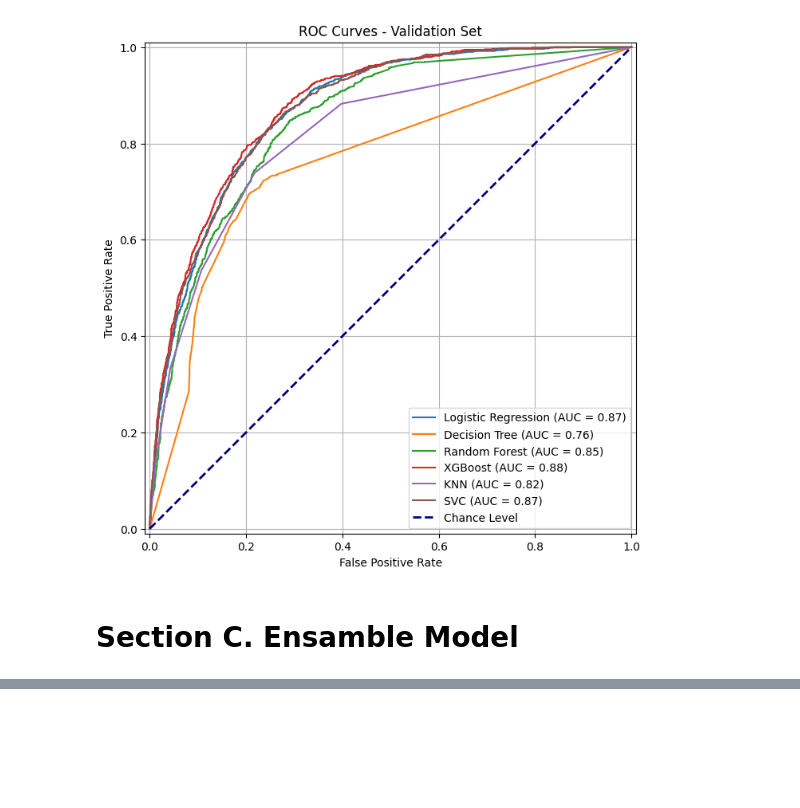
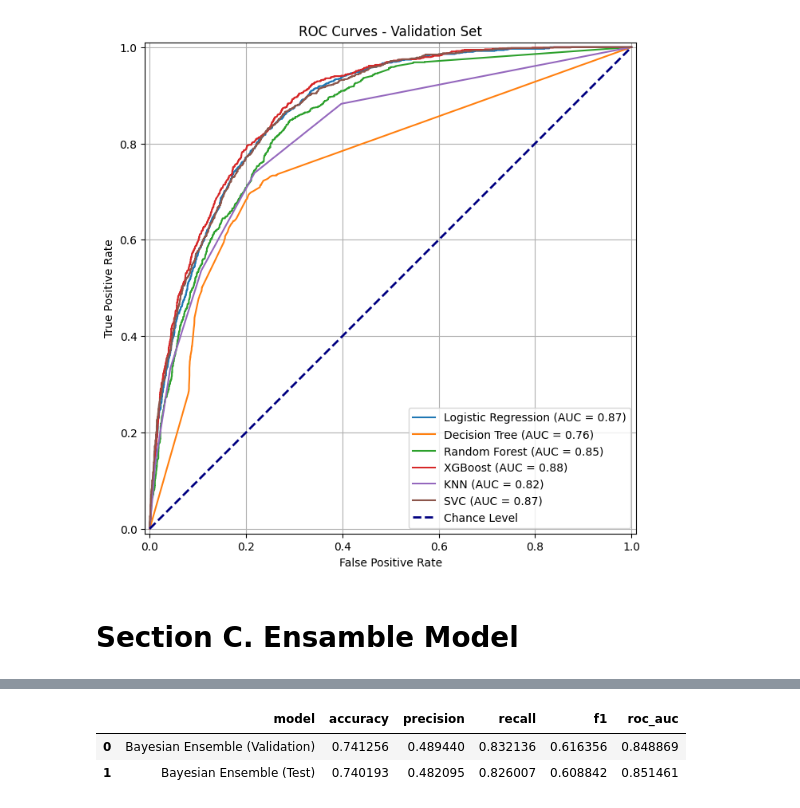
Before and after one commit to Majof4/Dataset-MachineLearning-finalexamen, a Jupyter notebook: ITAI1371_final_project_group4.ipynb, the cells around one changed output, grey strips where cells are left out. Cells and saved outputs as stored; diff of their text form; code cells hidden in the pictures; blank space fills up the shorter version.

```diff
--- a/ITAI1371_final_project_group4.ipynb
+++ b/ITAI1371_final_project_group4.ipynb
@@ -1035,0 +605,12 @@ display(results_df.sort_values(by='accuracy', ascending=False))
+# %%
+# Convert y_test to binary 0/1 for consistency, matching y_train_xgb and y_val_xgb
+y_test_xgb = y_test - 1
+
+print(f"Original y_train unique values: {sorted(y_train.unique())}")
+print(f"Binary y_train_xgb unique values: {sorted(y_train_xgb.unique())}\n")
+
+print(f"Original y_val unique values: {sorted(y_val.unique())}")
+print(f"Binary y_val_xgb unique values: {sorted(y_val_xgb.unique())}\n")
+
+print(f"Original y_test unique values: {sorted(y_test.unique())}")
+print(f"Binary y_test_xgb unique values: {sorted(y_test_xgb.unique())}")
@@ -1035,0 +814,65 @@ display(results_df.sort_values(by='accuracy', ascending=False))
+# %%
+# ============================================================
+# Bayesian Ensemble (Log-Odds Averaging of Top 3 Models)
+# ============================================================
+
+def sigmoid(z):
+    """Standard sigmoid function."""
+    return 1.0 / (1.0 + np.exp(-z))
+
+def bayesian_ensemble_proba(model_list, X, eps=1e-6):
+    """
+    Bayesian-style ensemble combining base models in log-odds space.
+    1) Get positive-class probabilities for each model.
+    2) Convert probabilities to log-odds: log(p / (1 - p)).
+    3) Average log-odds across models.
+    4) Convert back to probability using the sigmoid function.
+    """
+    probas = []
+    for m in model_list:
+        try:
+            p = get_positive_proba(m, X)
+            probas.append(p)
+        except ValueError as e:
+            print(f"Warning: Skipping model {type(m).__name__} in Bayesian ensemble due to: {e}")
+            continue
+
+    if not probas:
+        raise ValueError("No models in the ensemble provided valid probabilities.")
+
+    probas = np.vstack(probas)  # shape: (n_models, n_samples)
+
+    # Clip probabilities to avoid log(0)
+    probas = np.clip(probas, eps, 1 - eps)
+
+    # Convert to log-odds
+    log_odds = np.log(probas) - np.log(1 - probas)
+
+    # Average log-odds across models
+    mean_log_odds = log_odds.mean(axis=0)
+
+    # Convert back to probabilities
+    bayes_proba = sigmoid(mean_log_odds)
+    return bayes_proba
+
+# ------------------------------------------------------------
+# 1. Compute Validation and Test predictions for Bayesian ensemble
+# ------------------------------------------------------------
+val_proba_bayes  = bayesian_ensemble_proba(top3_models, X_val)
+test_proba_bayes = bayesian_ensemble_proba(top3_models, X_test)
+
+bayes_val_metrics  = evaluate_from_probas(
+    y_val_xgb, val_proba_bayes, name="Bayesian Ensemble (Validation)"
+)
+bayes_test_metrics = evaluate_from_probas(
+    y_test_xgb, test_proba_bayes, name="Bayesian Ensemble (Test)"
+)
+
+# ------------------------------------------------------------
+# 2. Create a mini-table showing ONLY the Bayesian ensemble results
+# ------------------------------------------------------------
+bayesian_table = pd.DataFrame([bayes_val_metrics, bayes_test_metrics])
+
+print("\nBayesian Ensemble Results (Validation & Test Only):\n")
+display(bayesian_table)
+# %% [output]
@@ -1035,0 +880,3 @@ display(results_df.sort_values(by='accuracy', ascending=False))
+|  | model | accuracy | precision | recall | f1 | roc_auc |
+| 0 | Bayesian Ensemble (Validation) | 0.741256 | 0.489440 | 0.832136 | 0.616356 | 0.848869 |
+| 1 | Bayesian Ensemble (Test) | 0.740193 | 0.482095 | 0.826007 | 0.608842 | 0.851461 |
```
Also changed, not shown: parts of 16 cells of this notebook.
